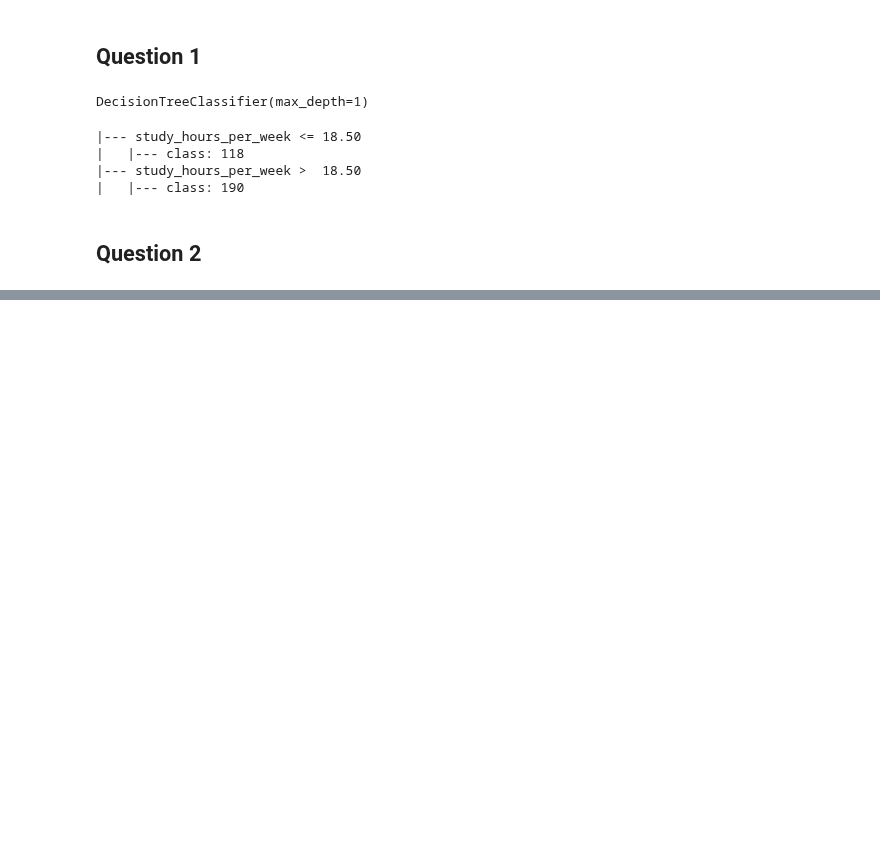
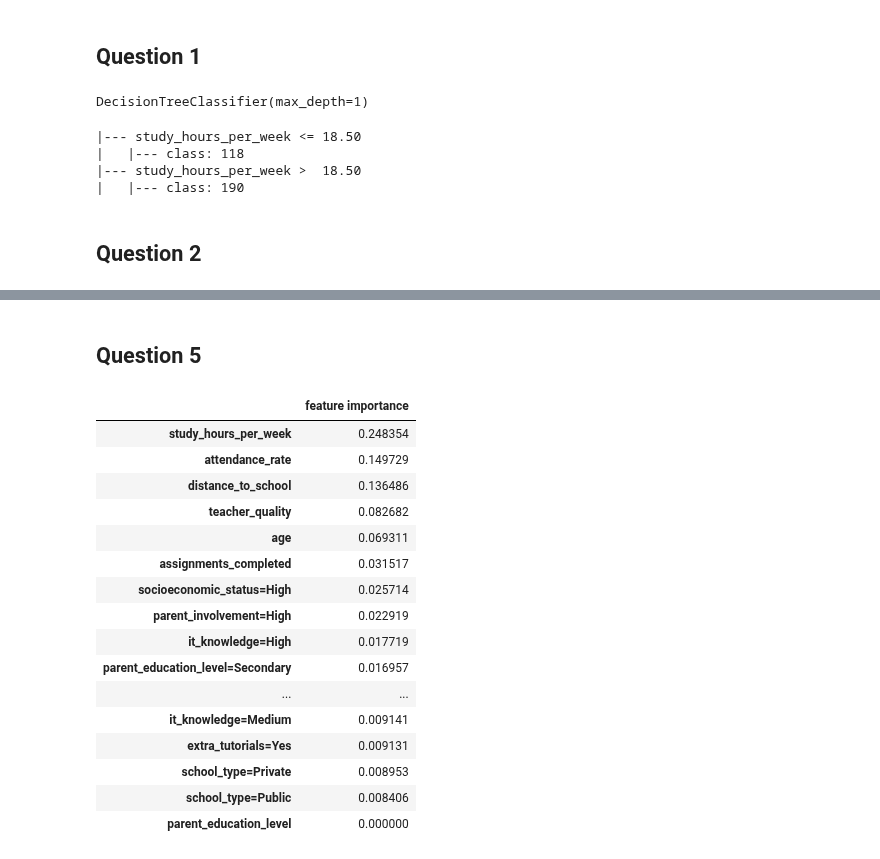
Before and after one commit to kemaldahha/machine-learning-course, a Jupyter notebook: week_6_homework.ipynb, the cells around one changed output, grey strips where cells are left out. Cells and saved outputs as stored; diff of their text form; code cells hidden in the pictures; blank space fills up the shorter version.

```diff
--- a/week_6_homework.ipynb
+++ b/week_6_homework.ipynb
@@ -67,0 +119,11 @@ print(export_text(dt, feature_names=dv.feature_names_))
+# %%
+scores = []
+for d in [10, 15, 20, 25]:
+    for n in range(10, 201, 10):
+        rf = RandomForestRegressor(max_depth=d, n_estimators=n, random_state=1, n_jobs=-1)
+        rf.fit(X_train, y_train)
+        y_pred = rf.predict(X_val)
+        rmse = (((y_pred - y_val)**2).mean())**0.5
+        scores.append((d, n, rmse))
+
+df_scores = pd.DataFrame(data=scores, columns=["max_depth", "n_estimators", "rmse"])
@@ -67,0 +139,26 @@ print(export_text(dt, feature_names=dv.feature_names_))
+# %% [markdown]
+## Question 5
+# %%
+rf = RandomForestRegressor(max_depth=20, n_estimators=10, random_state=1, n_jobs=-1)
+rf.fit(X_train, y_train)
+
+
+pd.DataFrame(index=dv.feature_names_, data=rf.feature_importances_, columns=["feature importance"]).sort_values(by="feature importance", ascending=False)
+# %% [output]
+|  | feature importance |
+| study_hours_per_week | 0.248354 |
+| attendance_rate | 0.149729 |
+| distance_to_school | 0.136486 |
+| teacher_quality | 0.082682 |
+| age | 0.069311 |
+| assignments_completed | 0.031517 |
+| socioeconomic_status=High | 0.025714 |
+| parent_involvement=High | 0.022919 |
+| it_knowledge=High | 0.017719 |
+| parent_education_level=Secondary | 0.016957 |
+| ... | ... |
+| it_knowledge=Medium | 0.009141 |
+| extra_tutorials=Yes | 0.009131 |
+| school_type=Private | 0.008953 |
+| school_type=Public | 0.008406 |
+| parent_education_level | 0.000000 |
```
Also changed, not shown: parts of 15 cells of this notebook.
